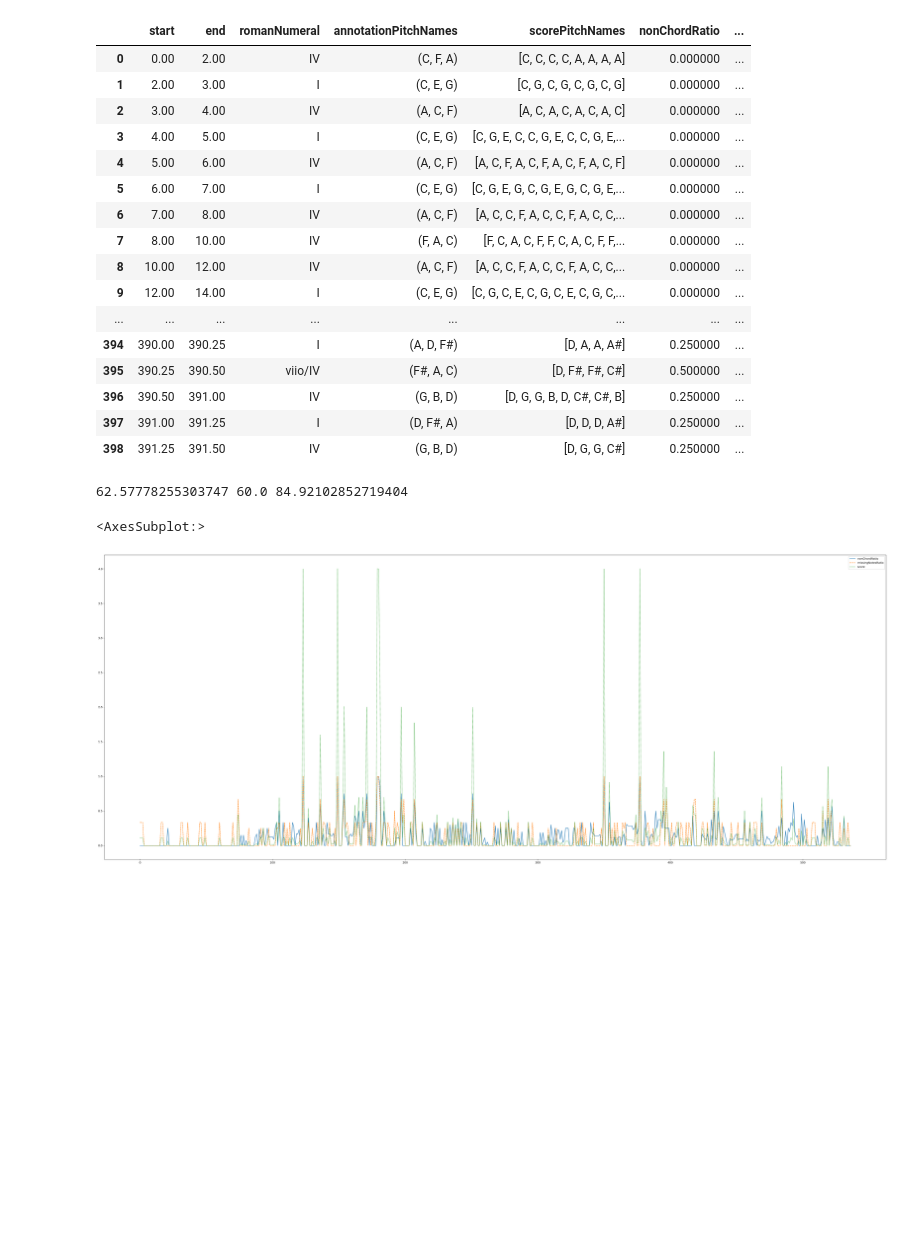
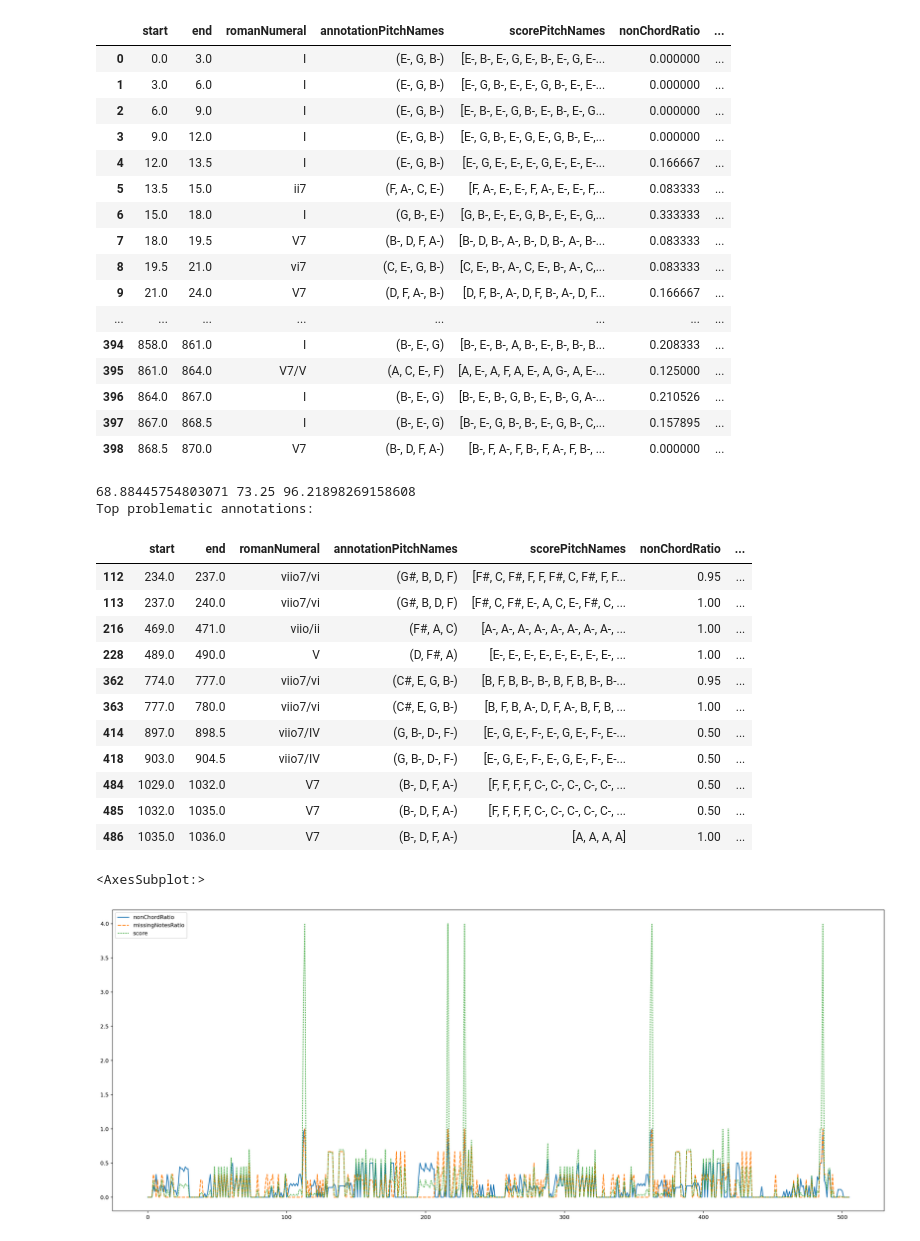
Before and after one commit to napulen/AugmentedNet, a Jupyter notebook: AnnotationQuality.ipynb, the cells around one changed output. Drawn from its saved outputs; the diff is of its cells as text; code cells hidden in the pictures; blank space fills up the shorter version.

```diff
--- a/AnnotationQuality.ipynb
+++ b/AnnotationQuality.ipynb
@@ -42,5 +43,5 @@ def getNonChordSequence(annotationRanges, s):
         ret.append((originalNoteNames, nonChordToneRatio, missingNotesRatio))
     return ret
 # %%
-aPath = "AlignedWiR/Corpus/Quartets/Beethoven,_Ludwig_van/Op132/3/analysis.txt"
-sPath = "AlignedABC/op132_no15_mov3.mxl"
+aPath = "When-in-Rome/Corpus/Piano_Sonatas/Beethoven,_Ludwig_van/Op007/1/analysis.txt"
+sPath = "functional-harmony-micchi/data/BPS/scores/bps_04_01.mxl"
@@ -76,28 +80,43 @@ qualitydf = pd.DataFrame(qualitydfdict)
 qualitydf
 # %% [output]
 |  | start | end | romanNumeral | annotationPitchNames | scorePitchNames | nonChordRatio | ... |
-| 0 | 0.00 | 2.00 | IV | (C, F, A) | [C, C, C, C, A, A, A, A] | 0.000000 | ... |
-| 1 | 2.00 | 3.00 | I | (C, E, G) | [C, G, C, G, C, G, C, G] | 0.000000 | ... |
-| 2 | 3.00 | 4.00 | IV | (A, C, F) | [A, C, A, C, A, C, A, C] | 0.000000 | ... |
-| 3 | 4.00 | 5.00 | I | (C, E, G) | [C, G, E, C, C, G, E, C, C, G, E,... | 0.000000 | ... |
-| 4 | 5.00 | 6.00 | IV | (A, C, F) | [A, C, F, A, C, F, A, C, F, A, C, F] | 0.000000 | ... |
-| 5 | 6.00 | 7.00 | I | (C, E, G) | [C, G, E, G, C, G, E, G, C, G, E,... | 0.000000 | ... |
-| 6 | 7.00 | 8.00 | IV | (A, C, F) | [A, C, C, F, A, C, C, F, A, C, C,... | 0.000000 | ... |
-| 7 | 8.00 | 10.00 | IV | (F, A, C) | [F, C, A, C, F, F, C, A, C, F, F,... | 0.000000 | ... |
-| 8 | 10.00 | 12.00 | IV | (A, C, F) | [A, C, C, F, A, C, C, F, A, C, C,... | 0.000000 | ... |
-| 9 | 12.00 | 14.00 | I | (C, E, G) | [C, G, C, E, C, G, C, E, C, G, C,... | 0.000000 | ... |
+| 0 | 0.0 | 3.0 | I | (E-, G, B-) | [E-, B-, E-, G, E-, B-, E-, G, E-... | 0.000000 | ... |
+| 1 | 3.0 | 6.0 | I | (E-, G, B-) | [E-, G, B-, E-, E-, G, B-, E-, E-... | 0.000000 | ... |
+| 2 | 6.0 | 9.0 | I | (E-, G, B-) | [E-, B-, E-, G, B-, E-, B-, E-, G... | 0.000000 | ... |
+| 3 | 9.0 | 12.0 | I | (E-, G, B-) | [E-, G, B-, E-, G, E-, G, B-, E-,... | 0.000000 | ... |
+| 4 | 12.0 | 13.5 | I | (E-, G, B-) | [E-, G, E-, E-, E-, G, E-, E-, E-... | 0.166667 | ... |
+| 5 | 13.5 | 15.0 | ii7 | (F, A-, C, E-) | [F, A-, E-, E-, F, A-, E-, E-, F,... | 0.083333 | ... |
+| 6 | 15.0 | 18.0 | I | (G, B-, E-) | [G, B-, E-, E-, G, B-, E-, E-, G,... | 0.333333 | ... |
+| 7 | 18.0 | 19.5 | V7 | (B-, D, F, A-) | [B-, D, B-, A-, B-, D, B-, A-, B-... | 0.083333 | ... |
+| 8 | 19.5 | 21.0 | vi7 | (C, E-, G, B-) | [C, E-, B-, A-, C, E-, B-, A-, C,... | 0.083333 | ... |
+| 9 | 21.0 | 24.0 | V7 | (D, F, A-, B-) | [D, F, B-, A-, D, F, B-, A-, D, F... | 0.166667 | ... |
 | ... | ... | ... | ... | ... | ... | ... | ... |
-| 394 | 390.00 | 390.25 | I | (A, D, F#) | [D, A, A, A#] | 0.250000 | ... |
-| 395 | 390.25 | 390.50 | viio/IV | (F#, A, C) | [D, F#, F#, C#] | 0.500000 | ... |
-| 396 | 390.50 | 391.00 | IV | (G, B, D) | [D, G, G, B, D, C#, C#, B] | 0.250000 | ... |
-| 397 | 391.00 | 391.25 | I | (D, F#, A) | [D, D, D, A#] | 0.250000 | ... |
-| 398 | 391.25 | 391.50 | IV | (G, B, D) | [D, G, G, C#] | 0.250000 | ... |
+| 394 | 858.0 | 861.0 | I | (B-, E-, G) | [B-, E-, B-, A, B-, E-, B-, B-, B... | 0.208333 | ... |
+| 395 | 861.0 | 864.0 | V7/V | (A, C, E-, F) | [A, E-, A, F, A, E-, A, G-, A, E-... | 0.125000 | ... |
+| 396 | 864.0 | 867.0 | I | (B-, E-, G) | [B-, E-, B-, G, B-, E-, B-, G, A-... | 0.210526 | ... |
+| 397 | 867.0 | 868.5 | I | (B-, E-, G) | [B-, E-, G, B-, B-, E-, G, B-, C,... | 0.157895 | ... |
+| 398 | 868.5 | 870.0 | V7 | (B-, D, F, A-) | [B-, F, A-, F, B-, F, A-, F, B-, ... | 0.000000 | ... |
 # %%
 qualitydf["score"] = (qualitydf.nonChordRatio + qualitydf.missingNotesRatio)**2
 print(qualitydf.nonChordRatio.sum(), qualitydf.missingNotesRatio.sum(), qualitydf.score.sum())
-plt.figure(figsize=(50, 20))
+print("Top problematic annotations:")
+display(qualitydf[qualitydf.score >= 1.0])
+plt.figure(figsize=(25, 10))
 sns.lineplot(data=qualitydf[["nonChordRatio", "missingNotesRatio", "score"]])
 # %% [output]
-62.57778255303747 60.0 84.92102852719404
+68.88445754803071 73.25 96.21898269158608
+Top problematic annotations:
+|  | start | end | romanNumeral | annotationPitchNames | scorePitchNames | nonChordRatio | ... |
+| 112 | 234.0 | 237.0 | viio7/vi | (G#, B, D, F) | [F#, C, F#, F, F, F#, C, F#, F, F... | 0.95 | ... |
+| 113 | 237.0 | 240.0 | viio7/vi | (G#, B, D, F) | [F#, C, F#, E-, A, C, E-, F#, C, ... | 1.00 | ... |
+| 216 | 469.0 | 471.0 | viio/ii | (F#, A, C) | [A-, A-, A-, A-, A-, A-, A-, A-, ... | 1.00 | ... |
+| 228 | 489.0 | 490.0 | V | (D, F#, A) | [E-, E-, E-, E-, E-, E-, E-, E-, ... | 1.00 | ... |
+| 362 | 774.0 | 777.0 | viio7/vi | (C#, E, G, B-) | [B, F, B, B-, B-, B, F, B, B-, B-... | 0.95 | ... |
+| 363 | 777.0 | 780.0 | viio7/vi | (C#, E, G, B-) | [B, F, B, A-, D, F, A-, B, F, B, ... | 1.00 | ... |
+| 414 | 897.0 | 898.5 | viio7/IV | (G, B-, D-, F-) | [E-, G, E-, F-, E-, G, E-, F-, E-... | 0.50 | ... |
+| 418 | 903.0 | 904.5 | viio7/IV | (G, B-, D-, F-) | [E-, G, E-, F-, E-, G, E-, F-, E-... | 0.50 | ... |
+| 484 | 1029.0 | 1032.0 | V7 | (B-, D, F, A-) | [F, F, F, F, C-, C-, C-, C-, C-, ... | 0.50 | ... |
+| 485 | 1032.0 | 1035.0 | V7 | (B-, D, F, A-) | [F, F, F, F, C-, C-, C-, C-, C-, ... | 0.50 | ... |
+| 486 | 1035.0 | 1036.0 | V7 | (B-, D, F, A-) | [A, A, A, A] | 1.00 | ... |
 <AxesSubplot:>
-[figure, old version]
+[figure, new version]
```
Also changed, not shown: parts of 3 cells of this notebook, 1 other file.
